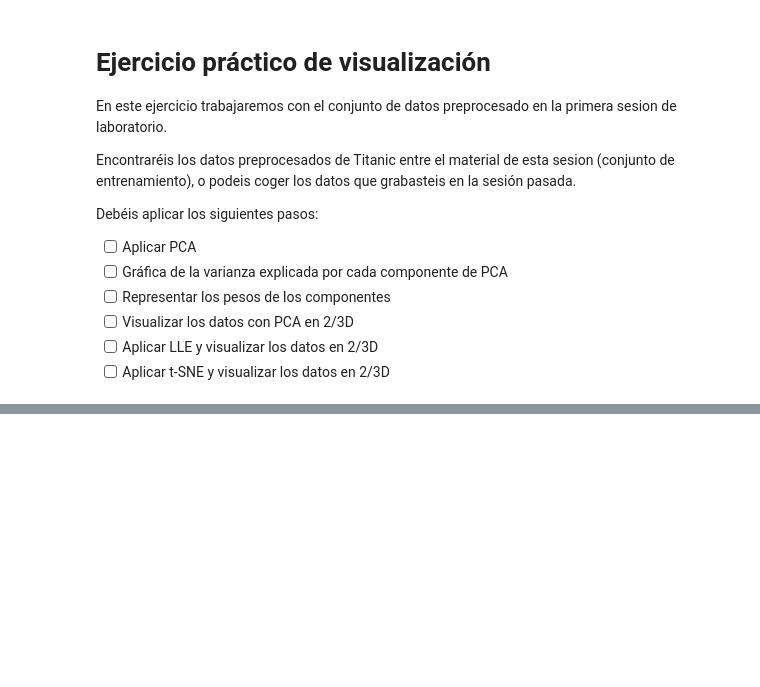
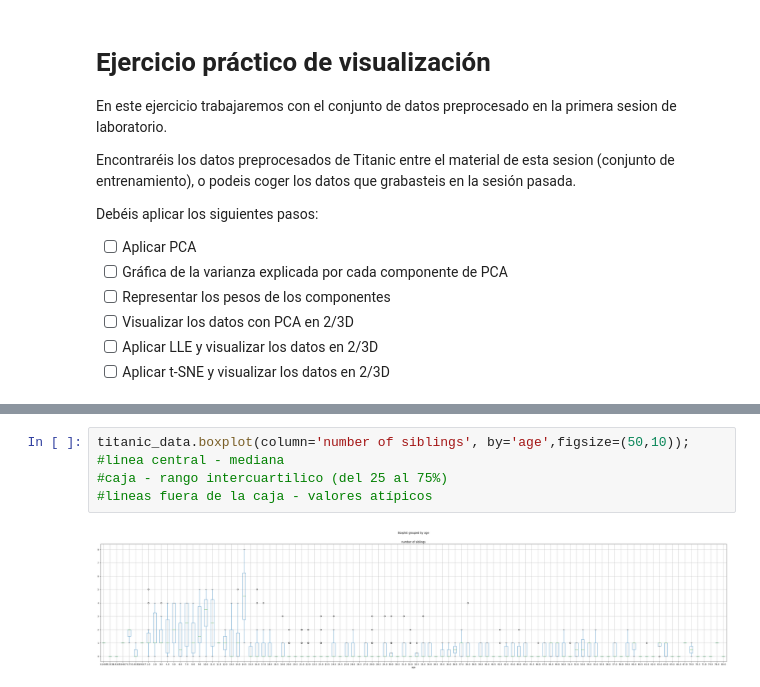
Before and after one commit to NicoRuedaA/dimensionality-reduction-lab, a Jupyter notebook: LAB2_ejercicio.ipynb, the cells around one changed output, grey strips where cells are left out. Saved outputs shown, nothing was run; the diff lists cells and outputs as text; blank space fills up the shorter version.

```diff
--- a/LAB2_ejercicio.ipynb
+++ b/LAB2_ejercicio.ipynb
@@ -49,0 +183,7 @@ Debéis aplicar los siguientes pasos:
+# %%
+titanic_data.boxplot(column='number of siblings', by='age',figsize=(50,10));
+#linea central - mediana
+#caja - rango intercuartilico (del 25 al 75%)
+#lineas fuera de la caja - valores atípicos
+# %% [output]
+[figure, added]
```
Also changed, not shown: parts of 18 cells of this notebook.
